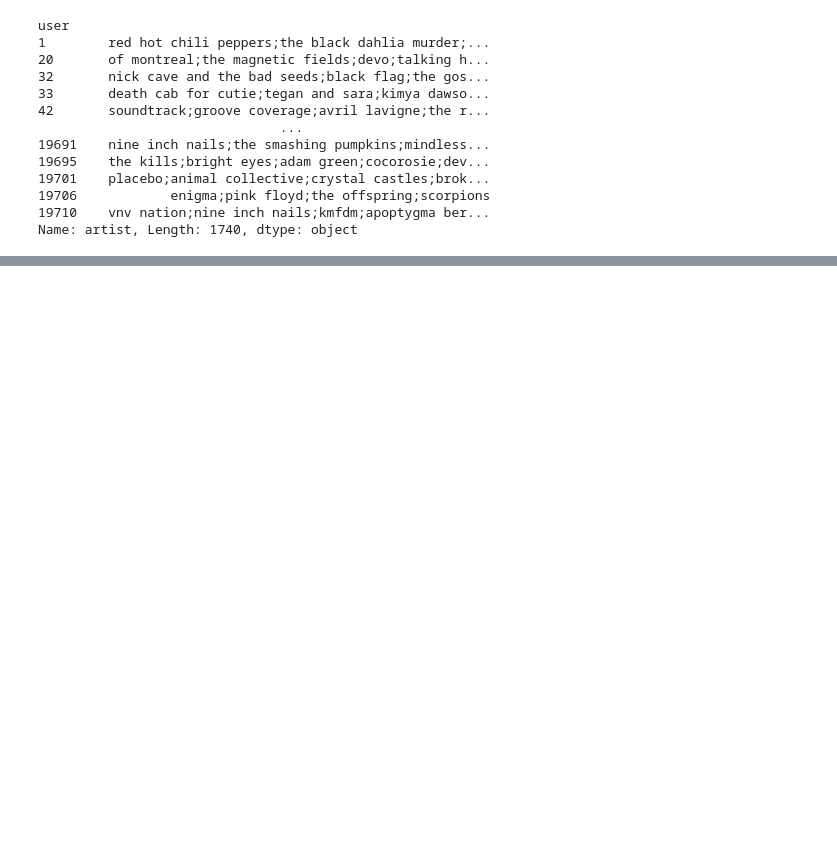
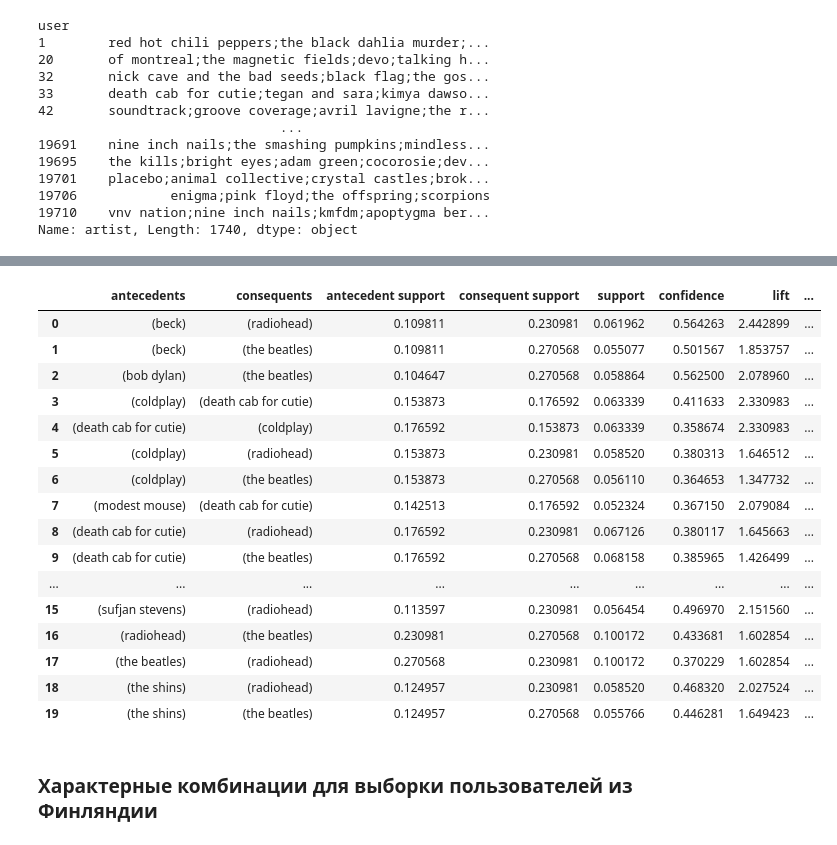
Before and after one commit to amatemeow/MLPY, a Jupyter notebook: task2/task2.ipynb, the cells around one changed output, grey strips where cells are left out. Cells and saved outputs as stored; diff of their text form; code cells hidden in the pictures; blank space fills up the shorter version.

```diff
--- a/task2/task2.ipynb
+++ b/task2/task2.ipynb
@@ -288,0 +414,5 @@ print("Максимальная длина набора: %d" % freq_de['itemsets
+# %%
+freq_us = ml.apriori(grouped_us_bin, min_support = 0.04, use_colnames = True)
+print("Найдено %d характерных комбинаций" % len(freq_us))
+print(freq_us)
+print("Максимальная длина набора: %d" % freq_us['itemsets'].apply(lambda x: len(x)).max())
@@ -288,0 +436,23 @@ print("Максимальная длина набора: %d" % freq_de['itemsets
+# %%
+rules_us = ml.association_rules(freq_us, metric = "confidence", min_threshold = 0.4)
+rules_us
+# %% [output]
+|  | antecedents | consequents | antecedent support | consequent support | support | confidence | lift | ... |
+| 0 | (beck) | (radiohead) | 0.109811 | 0.230981 | 0.061962 | 0.564263 | 2.442899 | ... |
+| 1 | (beck) | (the beatles) | 0.109811 | 0.270568 | 0.055077 | 0.501567 | 1.853757 | ... |
+| 2 | (bob dylan) | (the beatles) | 0.104647 | 0.270568 | 0.058864 | 0.562500 | 2.078960 | ... |
+| 3 | (coldplay) | (death cab for cutie) | 0.153873 | 0.176592 | 0.063339 | 0.411633 | 2.330983 | ... |
+| 4 | (death cab for cutie) | (coldplay) | 0.176592 | 0.153873 | 0.063339 | 0.358674 | 2.330983 | ... |
+| 5 | (coldplay) | (radiohead) | 0.153873 | 0.230981 | 0.058520 | 0.380313 | 1.646512 | ... |
+| 6 | (coldplay) | (the beatles) | 0.153873 | 0.270568 | 0.056110 | 0.364653 | 1.347732 | ... |
+| 7 | (modest mouse) | (death cab for cutie) | 0.142513 | 0.176592 | 0.052324 | 0.367150 | 2.079084 | ... |
+| 8 | (death cab for cutie) | (radiohead) | 0.176592 | 0.230981 | 0.067126 | 0.380117 | 1.645663 | ... |
+| 9 | (death cab for cutie) | (the beatles) | 0.176592 | 0.270568 | 0.068158 | 0.385965 | 1.426499 | ... |
+| ... | ... | ... | ... | ... | ... | ... | ... | ... |
+| 15 | (sufjan stevens) | (radiohead) | 0.113597 | 0.230981 | 0.056454 | 0.496970 | 2.151560 | ... |
+| 16 | (radiohead) | (the beatles) | 0.230981 | 0.270568 | 0.100172 | 0.433681 | 1.602854 | ... |
+| 17 | (the beatles) | (radiohead) | 0.270568 | 0.230981 | 0.100172 | 0.370229 | 1.602854 | ... |
+| 18 | (the shins) | (radiohead) | 0.124957 | 0.230981 | 0.058520 | 0.468320 | 2.027524 | ... |
+| 19 | (the shins) | (the beatles) | 0.124957 | 0.270568 | 0.055766 | 0.446281 | 1.649423 | ... |
+# %% [markdown]
+<h3>Характерные комбинации для выборки пользователей из Финляндии</h3>
```
Also changed, not shown: parts of 41 cells of this notebook.
